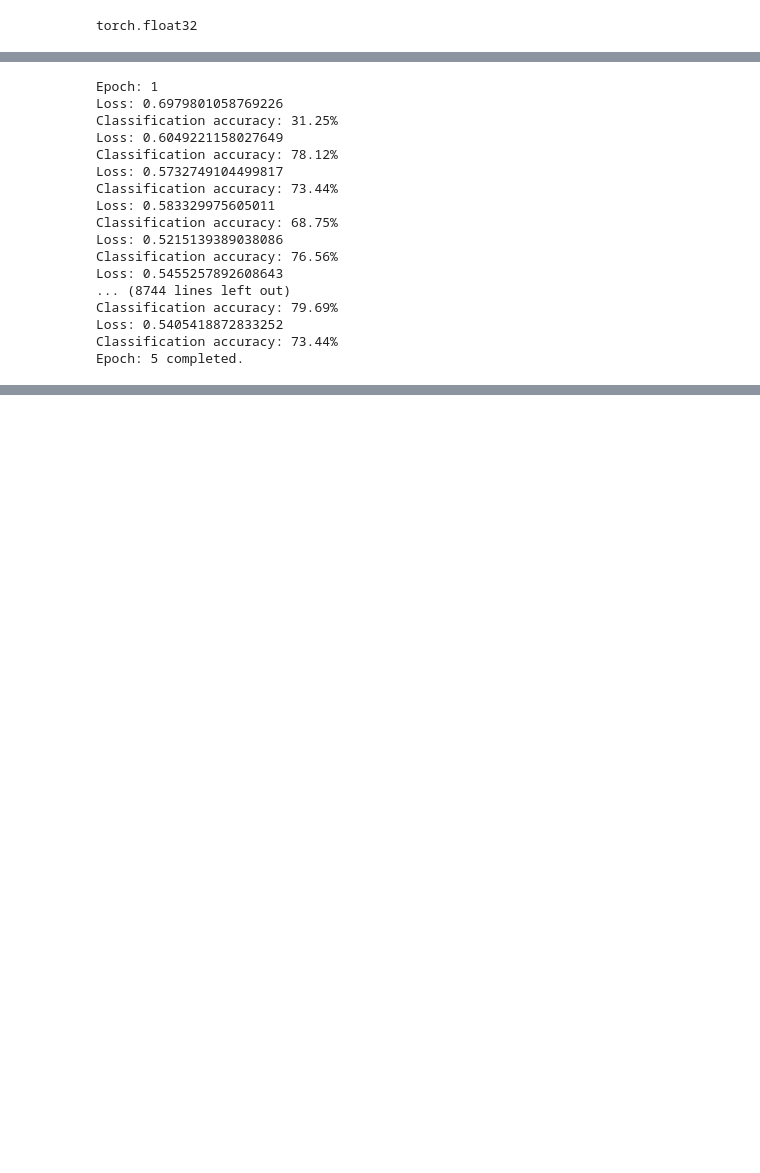
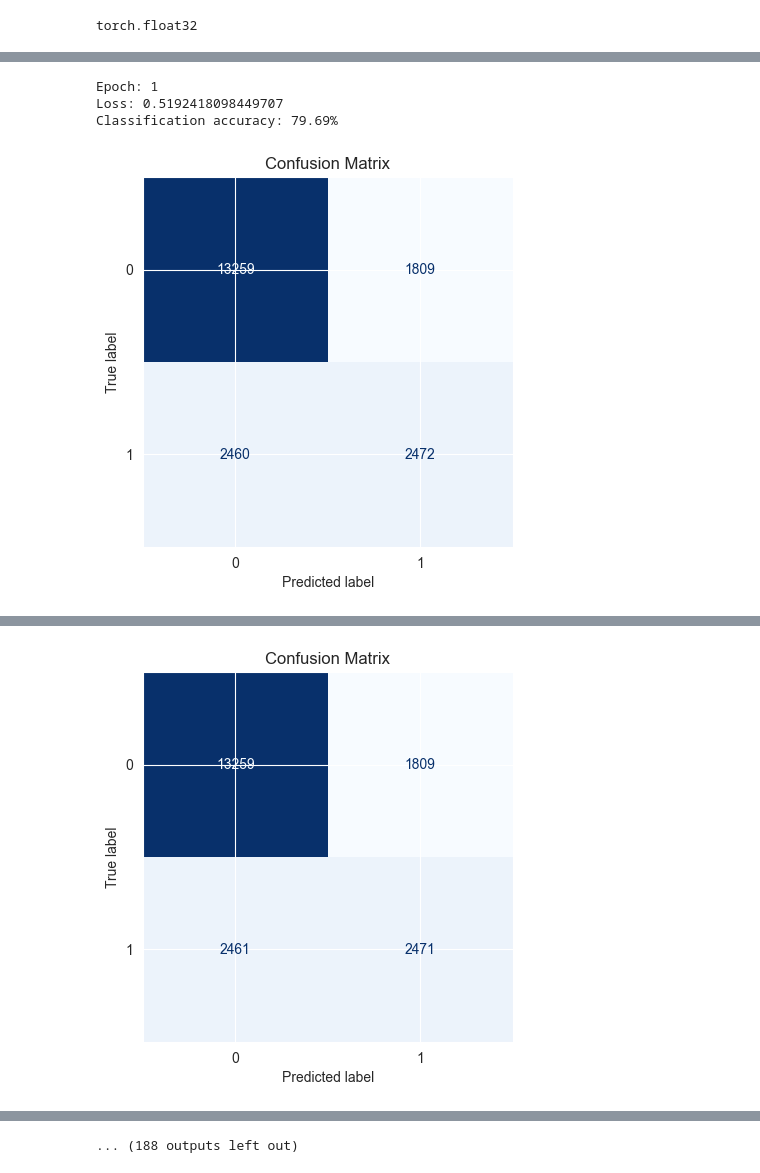
Before and after one commit to kphutiyagae/711-assignment-2, a Jupyter notebook: assignment-notebook.ipynb, the cells around one changed output, grey strips where cells are left out. Drawn from its saved outputs; the diff is of its cells as text; code cells hidden in the pictures; blank space fills up the shorter version.

```diff
--- a/assignment-notebook.ipynb
+++ b/assignment-notebook.ipynb
@@ -296,4 +409,6 @@ error_optimizer = optim.Rprop(
 # %%
+from sklearn.metrics import confusion_matrix, ConfusionMatrixDisplay, accuracy_score
+
 for epoch in range(5):
     print(f"Epoch: {epoch + 1}")
     # galaxy_classification_model.train()
@@ -305,47 +420,48 @@ for epoch in range(5):
         print(f"Loss: {loss.item()}")
 
         # 2. Backward Pass
         error_optimizer.zero_grad() #Calculate derivatives
         loss.backward() # Adjust weights
         error_optimizer.step()  # ??
 
         # 3. Display statistics
         galaxy_classification_model.eval() # Put model into evaluation mode.
-
-        galaxy_classification_model.eval()
         correct = 0
         total   = 0
 
 
         with torch.no_grad():                    # no gradients needed for evaluation
             # for features, labels in testing_dataset_loader:
                 # features, labels = features.to(device), labels.to(device)
 
             _, predicted = torch.max(outputs, 1)  # index of largest logit = predicted class
 
             total   += labels.size(0)         # number of samples in this batch
             correct += (predicted == labels).sum().item()
 
         accuracy = correct / total
         print(f"Classification accuracy: {accuracy:.2%}")
 
+        all_preds, all_labels = [], []
+        with torch.no_grad():
+            for features, labels in testing_dataset_loader:
+                outputs = galaxy_classification_model(features.to(device))
+                _, predicted = torch.max(outputs, 1)
+                all_preds.append(predicted.cpu())
+                all_labels.append(labels)
+
+        all_preds  = torch.cat(all_preds).numpy()
+        all_labels = torch.cat(all_labels).numpy()
+
+        cm = confusion_matrix(all_labels, all_preds)
+        disp = ConfusionMatrixDisplay(confusion_matrix=cm)
+        disp.plot(cmap='Blues', colorbar=False)
+        plt.title("Confusion Matrix")
+        plt.show()
 
     print(f"Epoch: {epoch + 1} completed.")
 # %% [output]
 Epoch: 1
-Loss: 0.6979801058769226
-Classification accuracy: 31.25%
-Loss: 0.6049221158027649
-Classification accuracy: 78.12%
-Loss: 0.5732749104499817
-Classification accuracy: 73.44%
-Loss: 0.583329975605011
-Classification accuracy: 68.75%
-Loss: 0.5215139389038086
-Classification accuracy: 76.56%
-Loss: 0.5455257892608643
-... (8744 lines left out)
+Loss: 0.5192418098449707
 Classification accuracy: 79.69%
-Loss: 0.5405418872833252
-Classification accuracy: 73.44%
-Epoch: 5 completed.
+[figure, added]
@@ -351,0 +470 @@ Epoch: 5 completed.
+[figure, added]
@@ -351,0 +483 @@ Epoch: 5 completed.
+... (188 outputs left out)
```
Also changed, not shown: parts of 3 cells of this notebook.
